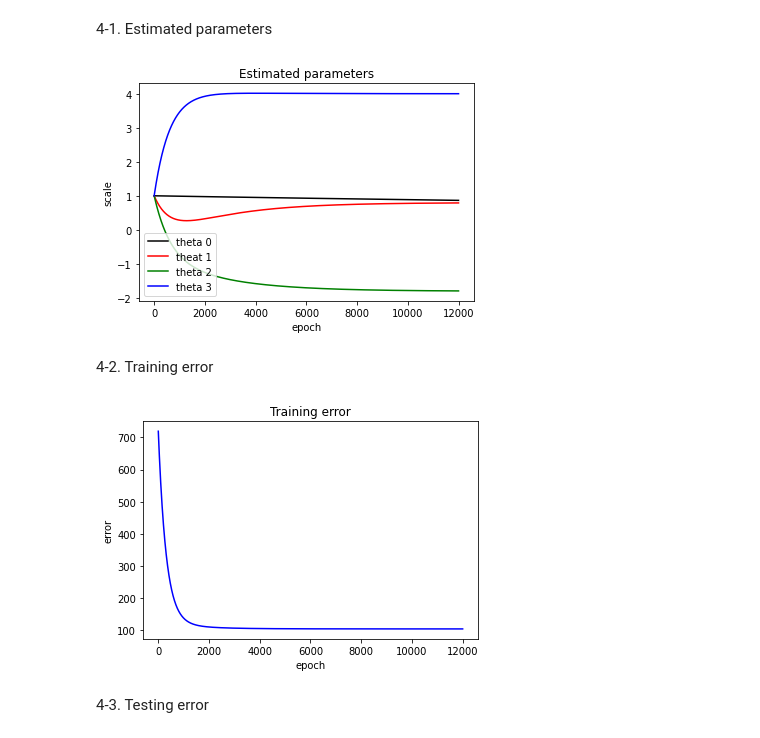
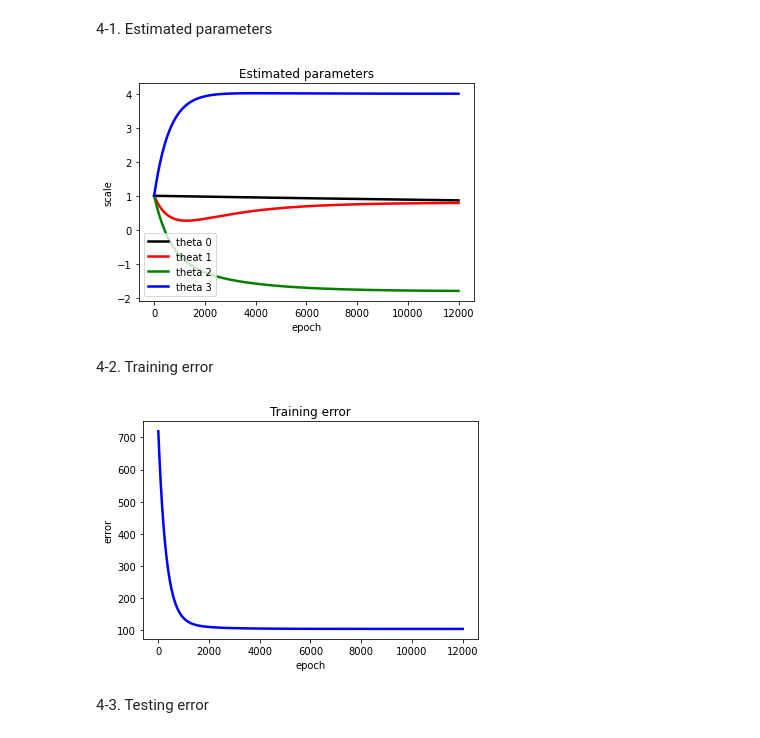
Before and after one commit to ihooni/class-MachineLearning, a Jupyter notebook: 04/assignment-04.ipynb, the cells around one changed output. Drawn from its saved outputs; the diff is of its cells as text; code cells hidden in the pictures.

Commit message:
chore: line plot style

```diff
--- a/04/assignment-04.ipynb
+++ b/04/assignment-04.ipynb
@@ -75,29 +75,29 @@ for epoch in range(epoch_count):
 # %%
 import matplotlib.pyplot as plt
 
 epoch_tick = np.arange(epoch_count)
 
 plt.title('Estimated parameters')
-plt.plot(epoch_tick, history['theta'][:, 0], 'k-')
-plt.plot(epoch_tick, history['theta'][:, 1], 'r-')
-plt.plot(epoch_tick, history['theta'][:, 2], 'g-')
-plt.plot(epoch_tick, history['theta'][:, 3], 'b-')
+plt.plot(epoch_tick, history['theta'][:, 0], 'k-', linewidth=2.5)
+plt.plot(epoch_tick, history['theta'][:, 1], 'r-', linewidth=2.5)
+plt.plot(epoch_tick, history['theta'][:, 2], 'g-', linewidth=2.5)
+plt.plot(epoch_tick, history['theta'][:, 3], 'b-', linewidth=2.5)
 plt.legend(['theta 0', 'theat 1', 'theta 2', 'theta 3'])
 plt.xlabel('epoch')
 plt.ylabel('scale')
 plt.show()
 # %% [output]
-[figure, old version]
+[figure, new version]
 # %% [markdown]
 4-2. Training error
 # %%
 plt.title('Training error')
-plt.plot(epoch_tick, history['train_err'], 'b-')
+plt.plot(epoch_tick, history['train_err'], 'b-', linewidth=2.5)
 plt.xlabel('epoch')
 plt.ylabel('error')
 plt.show()
 # %% [output]
-[figure, old version]
+[figure, new version]
 # %% [markdown]
 4-3. Testing error
 # %%
```
Also changed, not shown: parts of 1 cell of this notebook.
